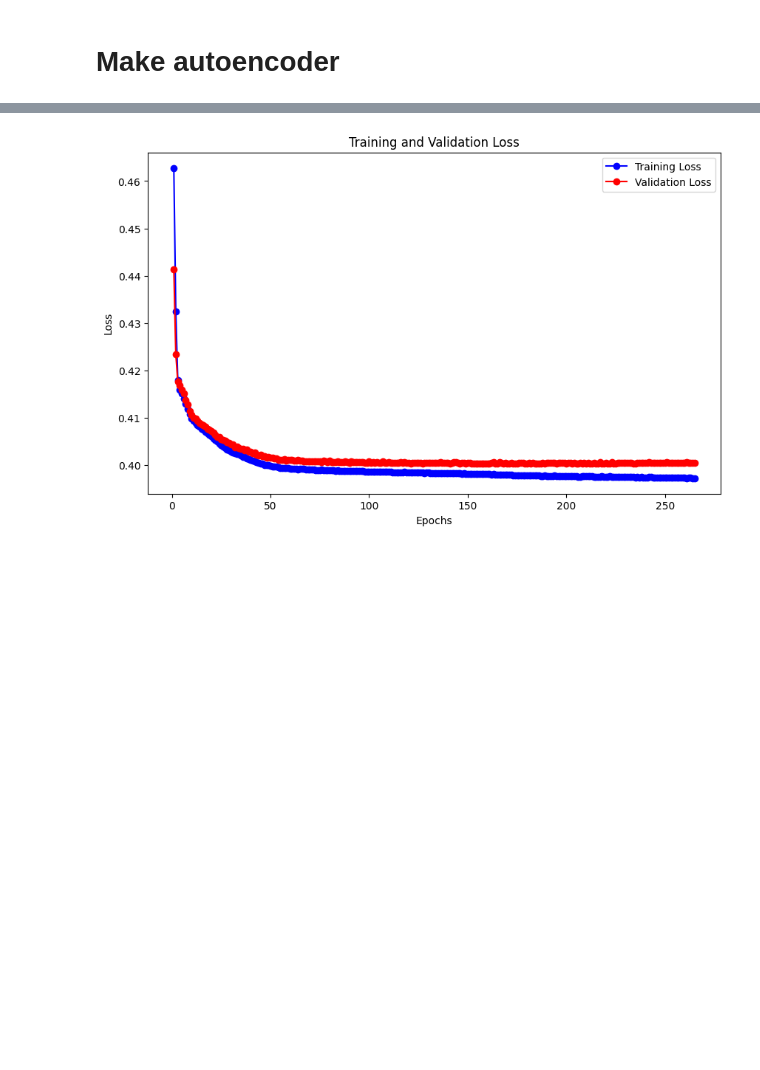
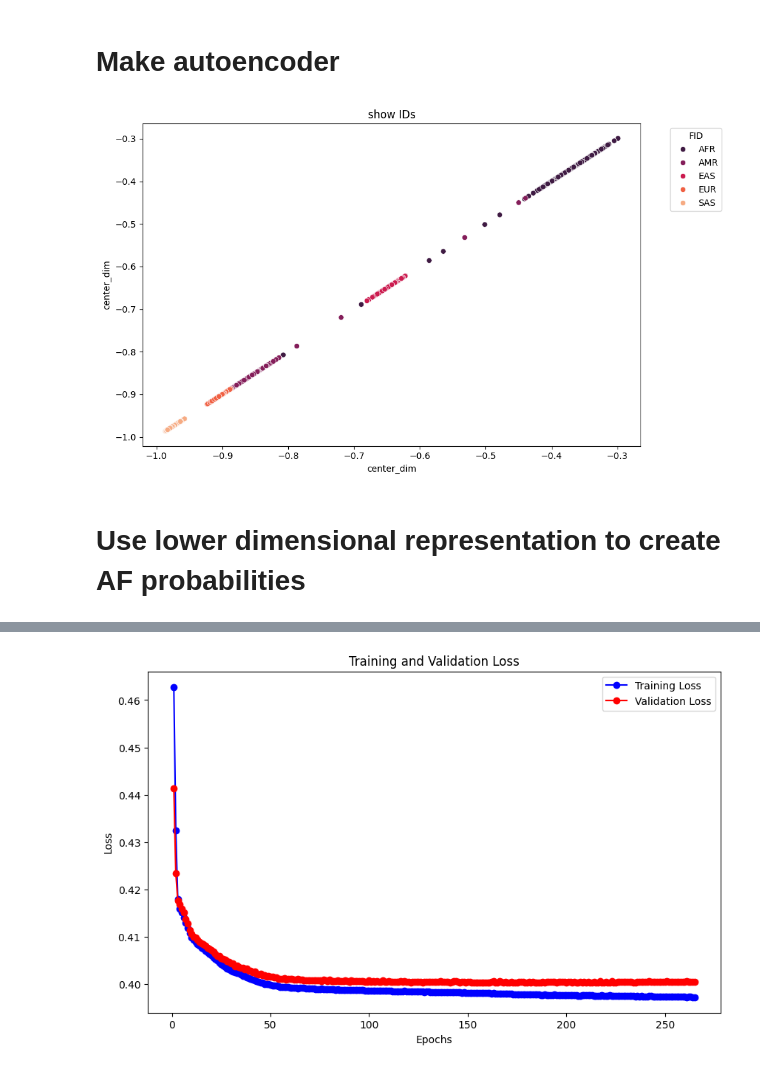
Before and after one commit to mat2m10/pca_projection, a Jupyter notebook: run_test.ipynb, the cells around one changed output, grey strips where cells are left out. Saved outputs shown, nothing was run; the diff lists cells and outputs as text; code cells hidden in the pictures; blank space fills up the shorter version.

```diff
--- a/run_test.ipynb
+++ b/run_test.ipynb
@@ -170,5 +169,46 @@ snp_ids.to_pickle(f"{CONFIG['PATH_data']}/02_usefull/post_iterations_snp_ids.pkl
 # Make autoencoder
 # %%
 # create one dimensional representation of the data
+# %%
+def concat_dims(path_data, nr_PCs_per_dim, pop):
+    PCs_labels = []
+    for i in range(nr_PCs_per_dim):
+        PCs_labels.append(f"PC{i+1}")
+    dims = [f for f in os.listdir(path_data) if f.startswith('PCs')]
+    dims_df = pd.DataFrame()
+    for dim  in dims:
+        path_dim = f"{path_data}/{dim}"
+        dim = dim.split('PCs_')[1].split('.pkl')[0]
+        PCs = pd.read_pickle(path_dim)
+        for label in PCs_labels:
+            PCs.rename(columns={f"{label}": f"{label}_{dim}_pop_{pop}"}, inplace=True)
+            dims_df[f"{label}_{dim}_pop_{pop}"] = PCs[f"{label}_{dim}_pop_{pop}"]
+    return dims_df
+# %%
+path_data = f"{CONFIG['PATH_data']}/iteration_2/pop_0/"
+pop = '0'
+dims_df = concat_dims(path_data, 3, pop)
+
+hidden = 2
+epoch = 500
+patience = 10
+[autoencoder, bottleneck_model, history] = AE(dims_df, 1, dims_df.shape[1]*2, epoch, patience)
+
+bottle = bottleneck_model(dims_df.to_numpy())
+bottleneck_df = pd.DataFrame(bottle, columns=['PC1'])
+path_data = f"{CONFIG['PATH_data']}/iteration_1/pop_0/"
+os.makedirs(path_data, exist_ok=True)
+bottleneck_df.to_pickle(f"{path_data}/PCs_dim_1.pkl")
+ids = pd.read_pickle(f"{CONFIG['PATH_data']}/02_usefull/ids.pkl")
+ids['center_dim'] = list(bottleneck_df['PC1'])
+ids.to_pickle(f"{CONFIG['PATH_data']}/02_usefull/ids_with_center_dim.pkl")
+ids[f"cluster_1"] = pop
+ids.to_pickle(f"{CONFIG['PATH_data']}/iteration_1/ids.pkl")
+
+make_population_plot(ids, 'center_dim', 'center_dim', 'FID', f"show IDs", palette = 'rocket')
+# %% [output]
+[figure, added]
+# %% [markdown]
+# Use lower dimensional representation to create AF probabilities
 # %%
 """
```
Also changed, not shown: parts of 13 cells of this notebook.
